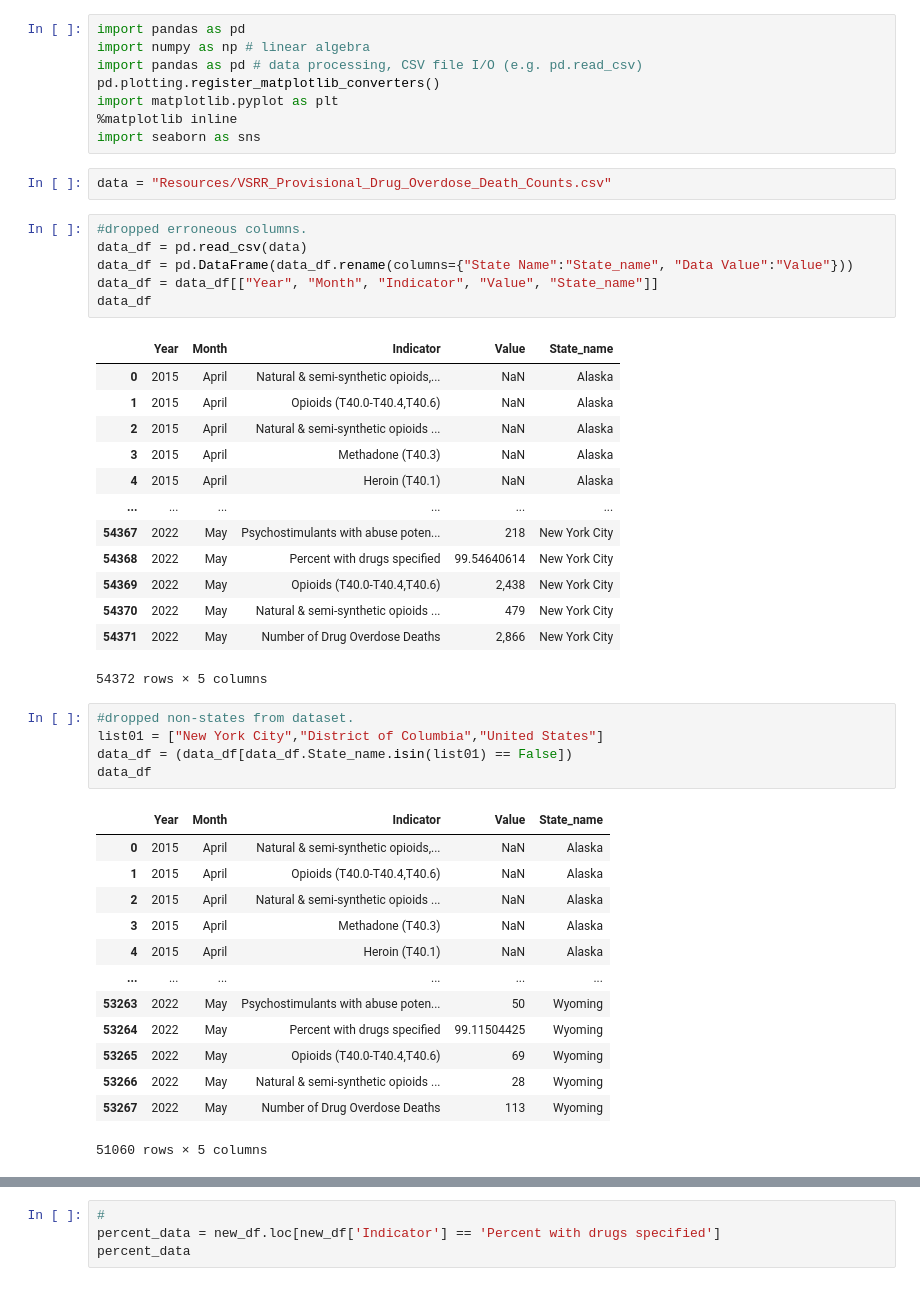
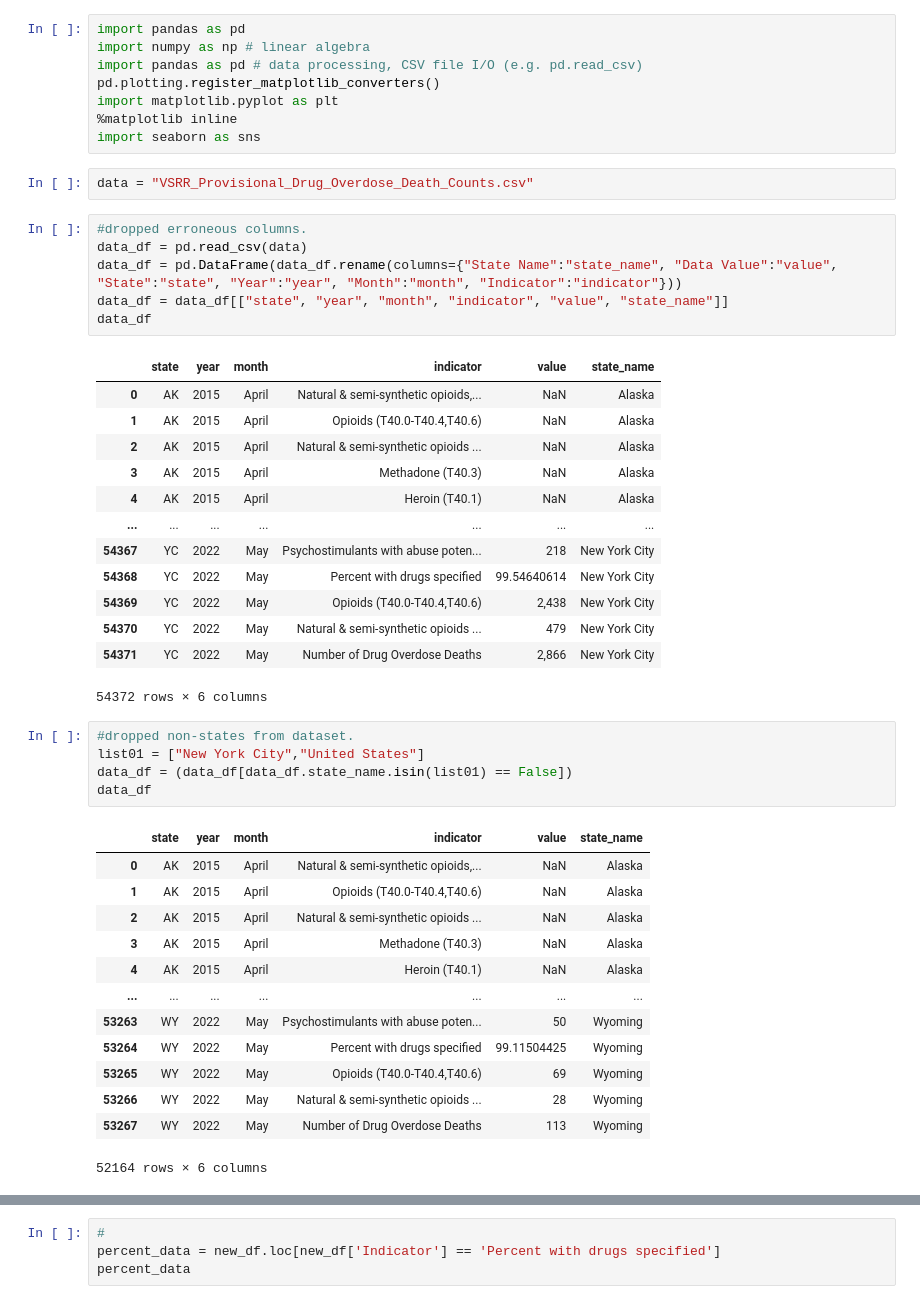
Before and after one commit to basse058/Project-3-Overdose, a Jupyter notebook: Resources/Death and OD Death/overdose_data_cody.ipynb, the cells around one changed output, grey strips where cells are left out. Drawn from its saved outputs; the diff is of its cells as text.

```diff
--- a/overdose_data_cody.ipynb
+++ b/Resources/Death and OD Death/overdose_data_cody.ipynb
@@ -7,46 +7,46 @@ import matplotlib.pyplot as plt
 %matplotlib inline
 import seaborn as sns
 # %%
-data = "Resources/VSRR_Provisional_Drug_Overdose_Death_Counts.csv"
+data = "VSRR_Provisional_Drug_Overdose_Death_Counts.csv"
 # %%
 #dropped erroneous columns.
 data_df = pd.read_csv(data)
-data_df = pd.DataFrame(data_df.rename(columns={"State Name":"State_name", "Data Value":"Value"}))
-data_df = data_df[["Year", "Month", "Indicator", "Value", "State_name"]]
+data_df = pd.DataFrame(data_df.rename(columns={"State Name":"state_name", "Data Value":"value", "State":"state", "Year":"year", "Month":"month", "Indicator":"indicator"}))
+data_df = data_df[["state", "year", "month", "indicator", "value", "state_name"]]
 data_df
 # %% [output]
-|  | Year | Month | Indicator | Value | State_name |
-| 0 | 2015 | April | Natural & semi-synthetic opioids,... | NaN | Alaska |
-| 1 | 2015 | April | Opioids (T40.0-T40.4,T40.6) | NaN | Alaska |
-| 2 | 2015 | April | Natural & semi-synthetic opioids ... | NaN | Alaska |
-| 3 | 2015 | April | Methadone (T40.3) | NaN | Alaska |
-| 4 | 2015 | April | Heroin (T40.1) | NaN | Alaska |
-| ... | ... | ... | ... | ... | ... |
-| 54367 | 2022 | May | Psychostimulants with abuse poten... | 218 | New York City |
-| 54368 | 2022 | May | Percent with drugs specified | 99.54640614 | New York City |
-| 54369 | 2022 | May | Opioids (T40.0-T40.4,T40.6) | 2,438 | New York City |
-| 54370 | 2022 | May | Natural & semi-synthetic opioids ... | 479 | New York City |
-| 54371 | 2022 | May | Number of Drug Overdose Deaths | 2,866 | New York City |
+|  | state | year | month | indicator | value | state_name |
+| 0 | AK | 2015 | April | Natural & semi-synthetic opioids,... | NaN | Alaska |
+| 1 | AK | 2015 | April | Opioids (T40.0-T40.4,T40.6) | NaN | Alaska |
+| 2 | AK | 2015 | April | Natural & semi-synthetic opioids ... | NaN | Alaska |
+| 3 | AK | 2015 | April | Methadone (T40.3) | NaN | Alaska |
+| 4 | AK | 2015 | April | Heroin (T40.1) | NaN | Alaska |
+| ... | ... | ... | ... | ... | ... | ... |
+| 54367 | YC | 2022 | May | Psychostimulants with abuse poten... | 218 | New York City |
+| 54368 | YC | 2022 | May | Percent with drugs specified | 99.54640614 | New York City |
+| 54369 | YC | 2022 | May | Opioids (T40.0-T40.4,T40.6) | 2,438 | New York City |
+| 54370 | YC | 2022 | May | Natural & semi-synthetic opioids ... | 479 | New York City |
+| 54371 | YC | 2022 | May | Number of Drug Overdose Deaths | 2,866 | New York City |
-54372 rows × 5 columns
+54372 rows × 6 columns
 # %%
 #dropped non-states from dataset.
-list01 = ["New York City","District of Columbia","United States"]
-data_df = (data_df[data_df.State_name.isin(list01) == False])
+list01 = ["New York City","United States"]
+data_df = (data_df[data_df.state_name.isin(list01) == False])
 data_df
 # %% [output]
-|  | Year | Month | Indicator | Value | State_name |
-| 0 | 2015 | April | Natural & semi-synthetic opioids,... | NaN | Alaska |
-| 1 | 2015 | April | Opioids (T40.0-T40.4,T40.6) | NaN | Alaska |
-| 2 | 2015 | April | Natural & semi-synthetic opioids ... | NaN | Alaska |
-| 3 | 2015 | April | Methadone (T40.3) | NaN | Alaska |
-| 4 | 2015 | April | Heroin (T40.1) | NaN | Alaska |
-| ... | ... | ... | ... | ... | ... |
-| 53263 | 2022 | May | Psychostimulants with abuse poten... | 50 | Wyoming |
-| 53264 | 2022 | May | Percent with drugs specified | 99.11504425 | Wyoming |
-| 53265 | 2022 | May | Opioids (T40.0-T40.4,T40.6) | 69 | Wyoming |
-| 53266 | 2022 | May | Natural & semi-synthetic opioids ... | 28 | Wyoming |
-| 53267 | 2022 | May | Number of Drug Overdose Deaths | 113 | Wyoming |
+|  | state | year | month | indicator | value | state_name |
+| 0 | AK | 2015 | April | Natural & semi-synthetic opioids,... | NaN | Alaska |
+| 1 | AK | 2015 | April | Opioids (T40.0-T40.4,T40.6) | NaN | Alaska |
+| 2 | AK | 2015 | April | Natural & semi-synthetic opioids ... | NaN | Alaska |
+| 3 | AK | 2015 | April | Methadone (T40.3) | NaN | Alaska |
+| 4 | AK | 2015 | April | Heroin (T40.1) | NaN | Alaska |
+| ... | ... | ... | ... | ... | ... | ... |
+| 53263 | WY | 2022 | May | Psychostimulants with abuse poten... | 50 | Wyoming |
+| 53264 | WY | 2022 | May | Percent with drugs specified | 99.11504425 | Wyoming |
+| 53265 | WY | 2022 | May | Opioids (T40.0-T40.4,T40.6) | 69 | Wyoming |
+| 53266 | WY | 2022 | May | Natural & semi-synthetic opioids ... | 28 | Wyoming |
+| 53267 | WY | 2022 | May | Number of Drug Overdose Deaths | 113 | Wyoming |
-51060 rows × 5 columns
+52164 rows × 6 columns
 # %%
 #Dropped missing values.
 new_df = data_df.dropna()
```
Also changed, not shown: parts of 11 cells of this notebook, 17 other files.
